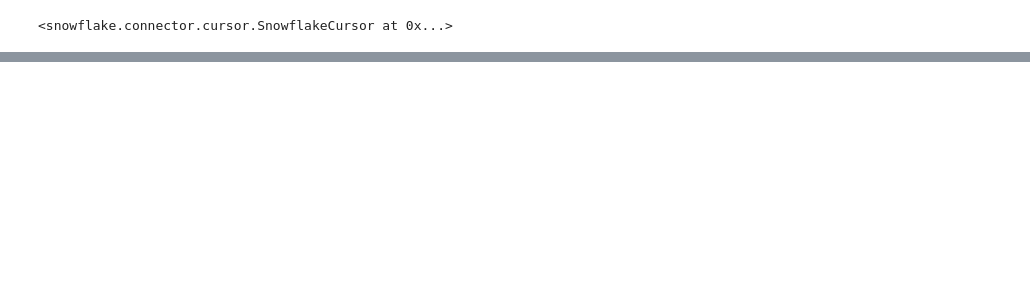
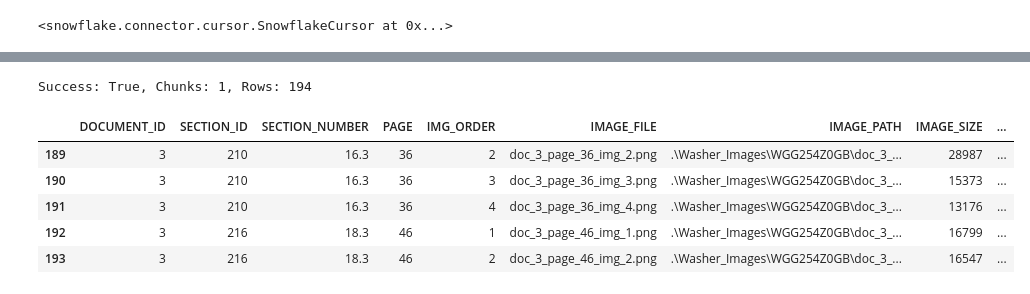
Before and after one commit to Haldan-NC/Snowflake-Cortex-Playground, a Jupyter notebook: WASHING_MACHINE_DB_setup.ipynb, the cells around one changed output, grey strips where cells are left out. Saved outputs shown, nothing was run; the diff lists cells and outputs as text; code cells hidden in the pictures; blank space fills up the shorter version.

```diff
--- a/WASHING_MACHINE_DB_setup.ipynb
+++ b/WASHING_MACHINE_DB_setup.ipynb
@@ -190,0 +162,23 @@ Document number: 1  :  .\Washer_Manuals\technical-manual-w11663204-revb.pdf
+# %%
+pdf_files_path = ".\\Washer_Manuals"
+document_rows = []
+
+for idx, filename in enumerate(os.listdir(pdf_files_path)):
+    # Temporary filter to only process a set of PDF files
+    if filename not in ["WGG254Z0GB.pdf", "WGA1420SIN.pdf","WAV28KH3GB.pdf"]:
+        continue
+
+    if filename.endswith(".pdf"):
+        file_path = os.path.join(pdf_files_path, filename)
+        print(f"Document number: {idx}  : {file_path}")
+        file_size = os.path.getsize(file_path)
+
+        document_rows.append({
+            "DOCUMENT_NAME": filename,
+            "FILE_PATH": file_path,
+            "DOC_VERSION": "N/A",  # Placeholder, you can modify this logic as needed
+            "FILE_SIZE": file_size
+        })
+
+documents_df = pd.DataFrame(document_rows)
+print(documents_df.head())
@@ -731,0 +875,48 @@ LIMIT 10;
+# %%
+cursor.execute("""
+    CREATE OR REPLACE TABLE IMAGES (
+    IMAGE_ID INT AUTOINCREMENT PRIMARY KEY,
+    SECTION_ID INT NOT NULL,
+    DOCUMENT_ID INT NOT NULL,
+    SECTION_NUMBER STRING NOT NULL,
+    PAGE INT,
+    IMG_ORDER INT,
+    IMAGE_FILE STRING,
+    IMAGE_PATH STRING,
+    IMAGE_SIZE NUMBER,
+    IMAGE_WIDTH NUMBER,
+    IMAGE_HEIGHT NUMBER,
+    CREATED_AT TIMESTAMP_LTZ DEFAULT CURRENT_TIMESTAMP(),
+
+    CONSTRAINT fk_document
+        FOREIGN KEY (DOCUMENT_ID)
+        REFERENCES DOCUMENTS(DOCUMENT_ID),
+
+    CONSTRAINT fk_section
+            FOREIGN KEY (SECTION_ID)
+            REFERENCES SECTIONS(SECTION_ID)
+);
+""")
+
+
+success, nchunks, nrows, output = write_pandas(
+    conn=conn,
+    df=image_df,
+    database =database,
+    table_name="IMAGES",
+    schema=schema,
+    auto_create_table=False,
+    overwrite=False
+)
+print(f"Success: {success}, Chunks: {nchunks}, Rows: {nrows}")
+# %% [output]
+Success: True, Chunks: 1, Rows: 194
+# %%
+image_df.tail()
+# %% [output]
+|  | DOCUMENT_ID | SECTION_ID | SECTION_NUMBER | PAGE | IMG_ORDER | IMAGE_FILE | IMAGE_PATH | IMAGE_SIZE | ... |
+| 189 | 3 | 210 | 16.3 | 36 | 2 | doc_3_page_36_img_2.png | .\Washer_Images\WGG254Z0GB\doc_3_... | 28987 | ... |
+| 190 | 3 | 210 | 16.3 | 36 | 3 | doc_3_page_36_img_3.png | .\Washer_Images\WGG254Z0GB\doc_3_... | 15373 | ... |
+| 191 | 3 | 210 | 16.3 | 36 | 4 | doc_3_page_36_img_4.png | .\Washer_Images\WGG254Z0GB\doc_3_... | 13176 | ... |
+| 192 | 3 | 216 | 18.3 | 46 | 1 | doc_3_page_46_img_1.png | .\Washer_Images\WGG254Z0GB\doc_3_... | 16799 | ... |
+| 193 | 3 | 216 | 18.3 | 46 | 2 | doc_3_page_46_img_2.png | .\Washer_Images\WGG254Z0GB\doc_3_... | 16547 | ... |
```
Also changed, not shown: parts of 32 cells of this notebook, 57 other files.
